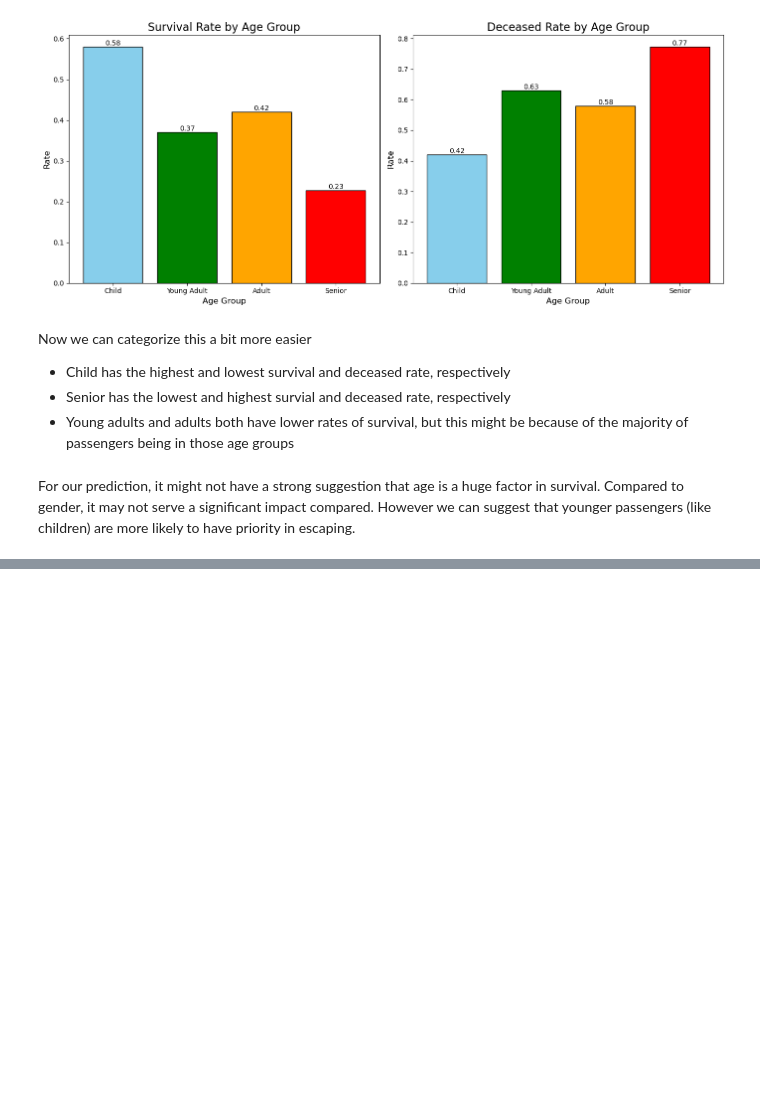
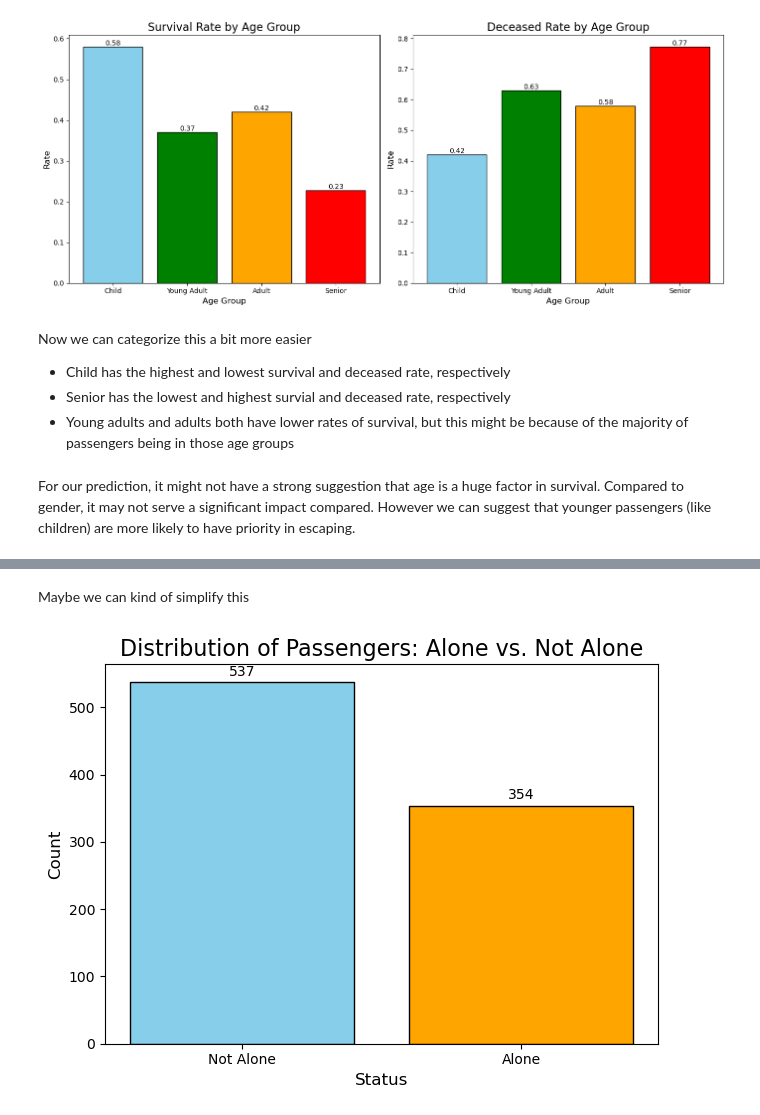
Before and after one commit to davidjoves/Predicting-Survival-from-the-Titanic, a Jupyter notebook: work.ipynb, the cells around one changed output, grey strips where cells are left out. Saved outputs shown, nothing was run; the diff lists cells and outputs as text; code cells hidden in the pictures; blank space fills up the shorter version.

```diff
--- a/work.ipynb
+++ b/work.ipynb
@@ -475,0 +510,21 @@ For our prediction, it might not have a strong suggestion that age is a huge fac
+# %% [markdown]
+Maybe we can kind of simplify this
+# %%
+def count_traveling_alone(dataset: pd.DataFrame):
+    alone_counts = (dataset['SibSp'] + dataset['Parch'] == 0).value_counts()
+
+    labels = ['Not Alone', 'Alone']
+
+    plt.bar(labels, alone_counts, color=['skyblue', 'orange'], edgecolor='black')
+
+    for i, count in enumerate(alone_counts):
+        plt.text(i, count + 10, f'{count}', ha='center', fontsize=10)
+    plt.title('Distribution of Passengers: Alone vs. Not Alone', fontsize=16)
+    plt.xlabel('Status', fontsize=12)
+    plt.ylabel('Count', fontsize=12)
+
+    plt.tight_layout()
+    plt.show()
+count_traveling_alone(train)
+# %% [output]
+[figure, added]
```
Also changed, not shown: parts of 14 cells of this notebook.
